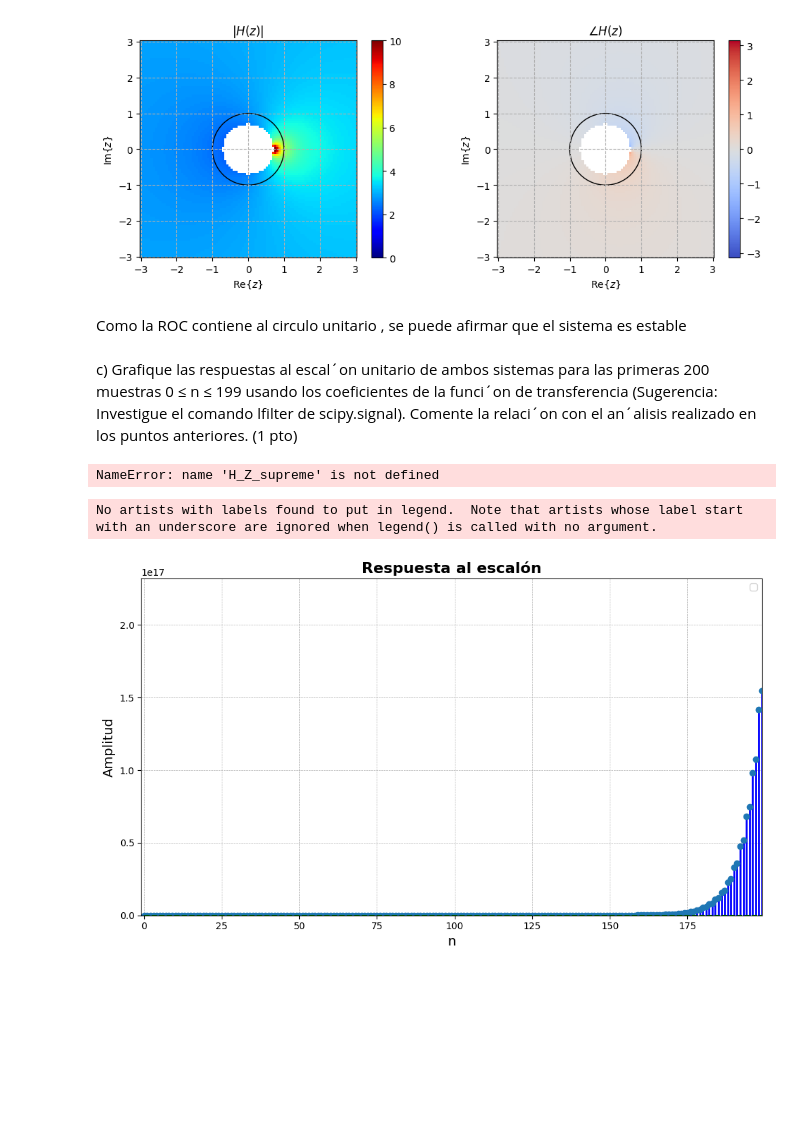
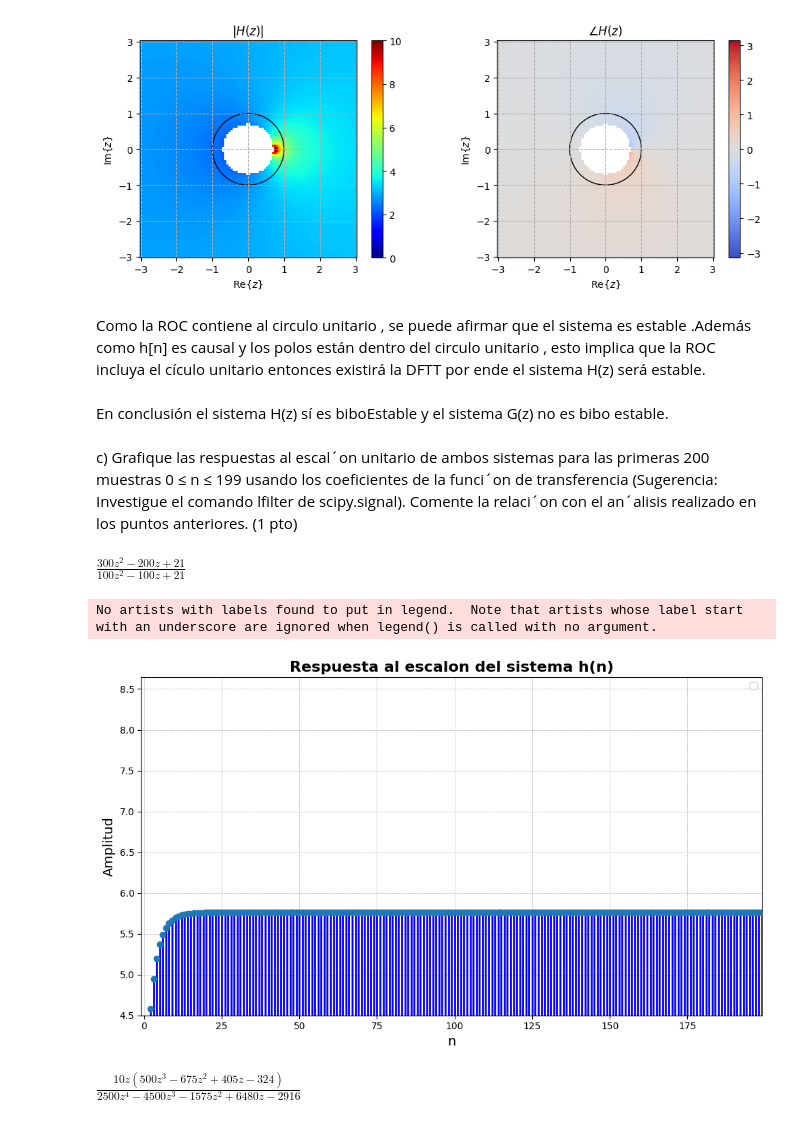
Before and after one commit to ExampleToFollow/PracticasPDS, a Jupyter notebook: Lab3/LAB3_IF_Computacional_HineillCespedes_20213704.ipynb, the cells around one changed output. Cells and saved outputs as stored; diff of their text form; code cells hidden in the pictures; blank space fills up the shorter version.

```diff
--- a/Lab3/LAB3_IF_Computacional_HineillCespedes_20213704.ipynb
+++ b/Lab3/LAB3_IF_Computacional_HineillCespedes_20213704.ipynb
@@ -501,24 +515,31 @@ z = (0.9000000000000006-2.105558292099748e-08j)
 <matplotlib.patches.Circle at 0x...>
 [figure]
 # %% [markdown]
-Como la ROC contiene al circulo unitario , se puede afirmar que el sistema es estable
+Como la ROC contiene al circulo unitario , se puede afirmar que el sistema es estable .Además como h[n]  es causal y los polos están dentro del circulo unitario , esto implica que la ROC incluya el cículo unitario entonces existirá la DFTT por ende el sistema H(z) será estable.
+# %% [markdown]
+En conclusión el sistema H(z) sí es biboEstable y el sistema G(z) no es bibo estable.
 # %% [markdown]
 c) Grafique las respuestas al escal´on unitario de ambos sistemas para las primeras 200 muestras 0 ≤ n ≤
 199 usando los coeficientes de la funci´on de transferencia (Sugerencia: Investigue el comando lfilter
 de scipy.signal). Comente la relaci´on con el an´alisis realizado en los puntos anteriores. (1 pto)
 # %%
 from scipy.signal import lfilter
-Funcion_total = H_Z_supreme * G_z_supreme
-sym.simplify(Funcion_total)
+sym.simplify(H_Z_supreme)
 # %% [output]
-NameError: name 'H_Z_supreme' is not defined
+$\displaystyle \frac{300 z^{2} - 200 z + 21}{100 z^{2} - 100 z + 21}$
-# %%
-N = 200
-unit_step = np.ones(N)
-x_coe = 10* np.array([15e4 , -302500 , 267000 , -192375 , 73305 , -6804 , 0])
-y_coe = np.array([25e4 , -7e5 , 345e3 , 711e3 , -972675 , 427680 , -61236])
-respuesta_escalon = lfilter(x_coe , y_coe ,unit_step)
-plotear(np.arange(len(respuesta_escalon)), respuesta_escalon, "Respuesta al escalón")
-# %% [output]
-No artists with labels found to put in legend.  Note that artists whose label start with an underscore are ignored when legend() is called with no argument.
-[figure, removed]
+# %%
+#Definimos entrada
+N = 200
+unit_step = np.ones(N)
+h_numerador = [300 , -200 , 21]
+h_denominador = [100 , -100 , 21]
+respuesta_unit_step_h = lfilter(h_numerador, h_denominador , unit_step)
+respuesta_unit_step_h_idx = np.arange(len(respuesta_unit_step_h))
+plotear(respuesta_unit_step_h_idx,  respuesta_unit_step_h , "Respuesta al escalon del sistema h(n)")
+# %% [output]
+No artists with labels found to put in legend.  Note that artists whose label start with an underscore are ignored when legend() is called with no argument.
+[figure, added]
+# %%
+sym.simplify(G_z_supreme)
+# %% [output]
+$\displaystyle \frac{10 z \left(500 z^{3} - 675 z^{2} + 405 z - 324\right)}{2500 z^{4} - 4500 z^{3} - 1575 z^{2} + 6480 z - 2916}$
```
Also changed, not shown: parts of 17 cells of this notebook, 1 other file.
